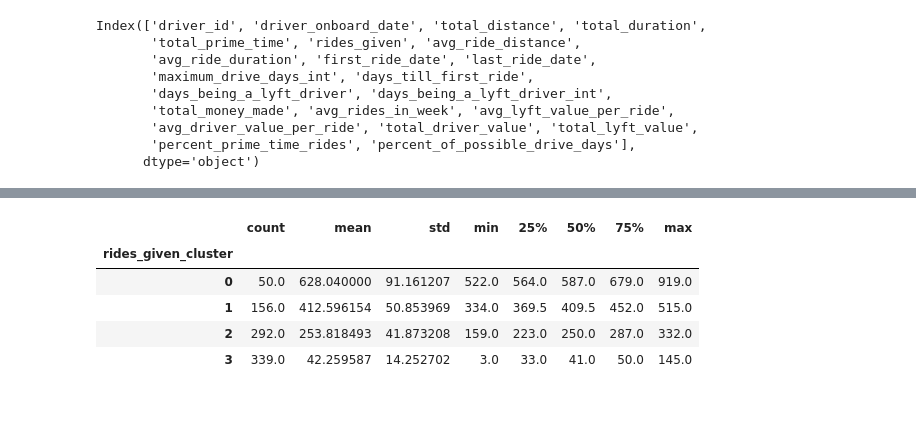
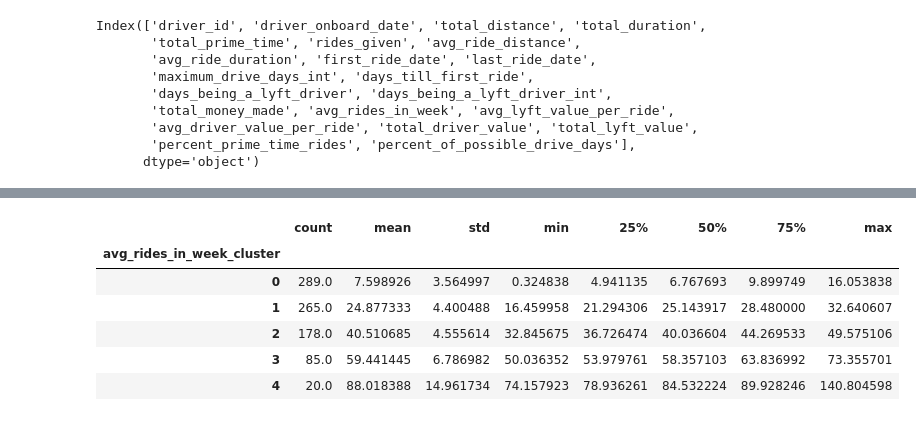
Before and after one commit to AugmentedMode/Lyft-Data-Challenge, a Jupyter notebook: Lyft-Data-Analysis.ipynb, the cells around one changed output, grey strips where cells are left out. Cells and saved outputs as stored; diff of their text form; code cells hidden in the pictures.

```diff
--- a/Lyft-Data-Analysis.ipynb
+++ b/Lyft-Data-Analysis.ipynb
@@ -429,20 +467,21 @@ plt.show()
 # %%
 #build 4 clusters for recency and add it to dataframe
 
-kmeans = KMeans(n_clusters=4)
-kmeans.fit(updated_driver_data_df[['rides_given']])
-updated_driver_data_df['rides_given_cluster'] = kmeans.predict(updated_driver_data_df[['rides_given']])
+kmeans = KMeans(n_clusters=5)
+kmeans.fit(updated_driver_data_df[['avg_rides_in_week']])
+updated_driver_data_df['avg_rides_in_week_cluster'] = kmeans.predict(updated_driver_data_df[['avg_rides_in_week']])
 
-updated_driver_data_df = order_cluster('rides_given_cluster', 'rides_given',updated_driver_data_df,False)
+updated_driver_data_df = order_cluster('avg_rides_in_week_cluster', 'avg_rides_in_week',updated_driver_data_df,True)
 
-updated_driver_data_df.groupby('rides_given_cluster')['rides_given'].describe()
+updated_driver_data_df.groupby('avg_rides_in_week_cluster')['avg_rides_in_week'].describe()
 # %% [output]
 |  | count | mean | std | min | 25% | 50% | 75% | max |
-| rides_given_cluster |  |  |  |  |  |  |  |  |
-| 0 | 50.0 | 628.040000 | 91.161207 | 522.0 | 564.0 | 587.0 | 679.0 | 919.0 |
-| 1 | 156.0 | 412.596154 | 50.853969 | 334.0 | 369.5 | 409.5 | 452.0 | 515.0 |
-| 2 | 292.0 | 253.818493 | 41.873208 | 159.0 | 223.0 | 250.0 | 287.0 | 332.0 |
-| 3 | 339.0 | 42.259587 | 14.252702 | 3.0 | 33.0 | 41.0 | 50.0 | 145.0 |
+| avg_rides_in_week_cluster |  |  |  |  |  |  |  |  |
+| 0 | 289.0 | 7.598926 | 3.564997 | 0.324838 | 4.941135 | 6.767693 | 9.899749 | 16.053838 |
+| 1 | 265.0 | 24.877333 | 4.400488 | 16.459958 | 21.294306 | 25.143917 | 28.480000 | 32.640607 |
+| 2 | 178.0 | 40.510685 | 4.555614 | 32.845675 | 36.726474 | 40.036604 | 44.269533 | 49.575106 |
+| 3 | 85.0 | 59.441445 | 6.786982 | 50.036352 | 53.979761 | 58.357103 | 63.836992 | 73.355701 |
+| 4 | 20.0 | 88.018388 | 14.961734 | 74.157923 | 78.936261 | 84.532224 | 89.928246 | 140.804598 |
 # %%
 kmeans = KMeans(n_clusters=4)
 kmeans.fit(updated_driver_data_df[['percent_of_possible_drive_days']])
```
Also changed, not shown: parts of 21 cells of this notebook.
